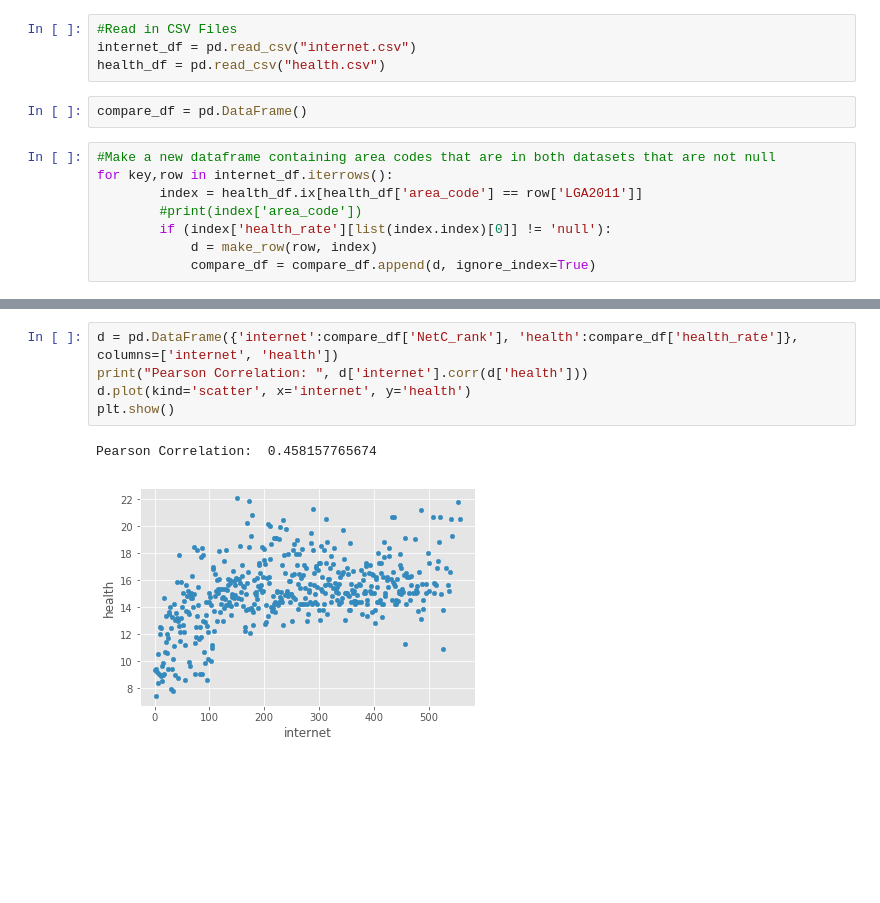
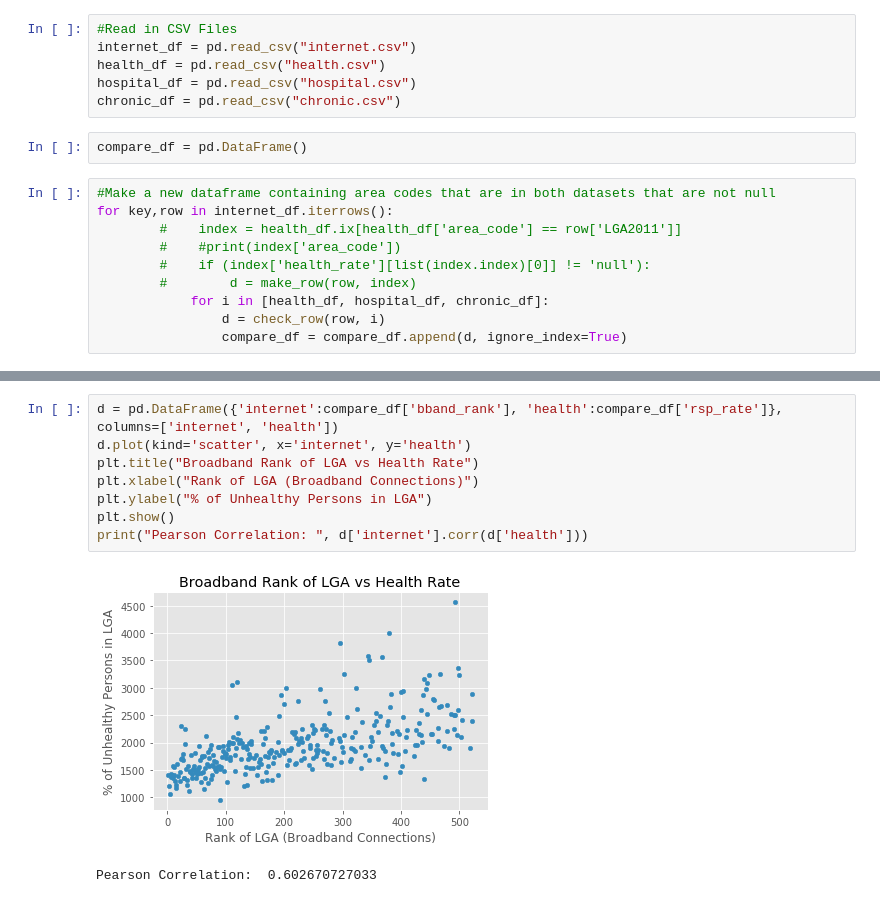
Before and after one commit to samuel-x/COMP20008-elements-data-2, a Jupyter notebook: analysis.ipynb, the cells around one changed output, grey strips where cells are left out. Cells and saved outputs as stored; diff of their text form; blank space fills up the shorter version.

```diff
--- a/analysis.ipynb
+++ b/analysis.ipynb
@@ -18,13 +35,17 @@ def make_row(row, row2):
 #Read in CSV Files
 internet_df = pd.read_csv("internet.csv")
 health_df = pd.read_csv("health.csv")
+hospital_df = pd.read_csv("hospital.csv")
+chronic_df = pd.read_csv("chronic.csv")
 # %%
 compare_df = pd.DataFrame()
 # %%
 #Make a new dataframe containing area codes that are in both datasets that are not null
 for key,row in internet_df.iterrows():
-        index = health_df.ix[health_df['area_code'] == row['LGA2011']]
-        #print(index['area_code'])
-        if (index['health_rate'][list(index.index)[0]] != 'null'):
-            d = make_row(row, index)
-            compare_df = compare_df.append(d, ignore_index=True)
+        #    index = health_df.ix[health_df['area_code'] == row['LGA2011']]
+        #    #print(index['area_code'])
+        #    if (index['health_rate'][list(index.index)[0]] != 'null'):
+        #        d = make_row(row, index)
+            for i in [health_df, hospital_df, chronic_df]:
+                d = check_row(row, i)
+                compare_df = compare_df.append(d, ignore_index=True)
@@ -31,8 +72,11 @@ for key,row in internet_df.iterrows():
 # %%
-d = pd.DataFrame({'internet':compare_df['NetC_rank'], 'health':compare_df['health_rate']}, columns=['internet', 'health'])
+d = pd.DataFrame({'internet':compare_df['bband_rank'], 'health':compare_df['rsp_rate']}, columns=['internet', 'health'])
+d.plot(kind='scatter', x='internet', y='health')
+plt.title("Broadband Rank of LGA vs Health Rate")
+plt.xlabel("Rank of LGA (Broadband Connections)")
+plt.ylabel("% of Unhealthy Persons in LGA")
+plt.show()
 print("Pearson Correlation: ", d['internet'].corr(d['health']))
-d.plot(kind='scatter', x='internet', y='health')
-plt.show()
 # %% [output]
+[figure, new version]
-Pearson Correlation:  0.458157765674
+Pearson Correlation:  0.602670727033
-[figure, old version]
```
Also changed, not shown: parts of 2 cells of this notebook, 3 other files.
